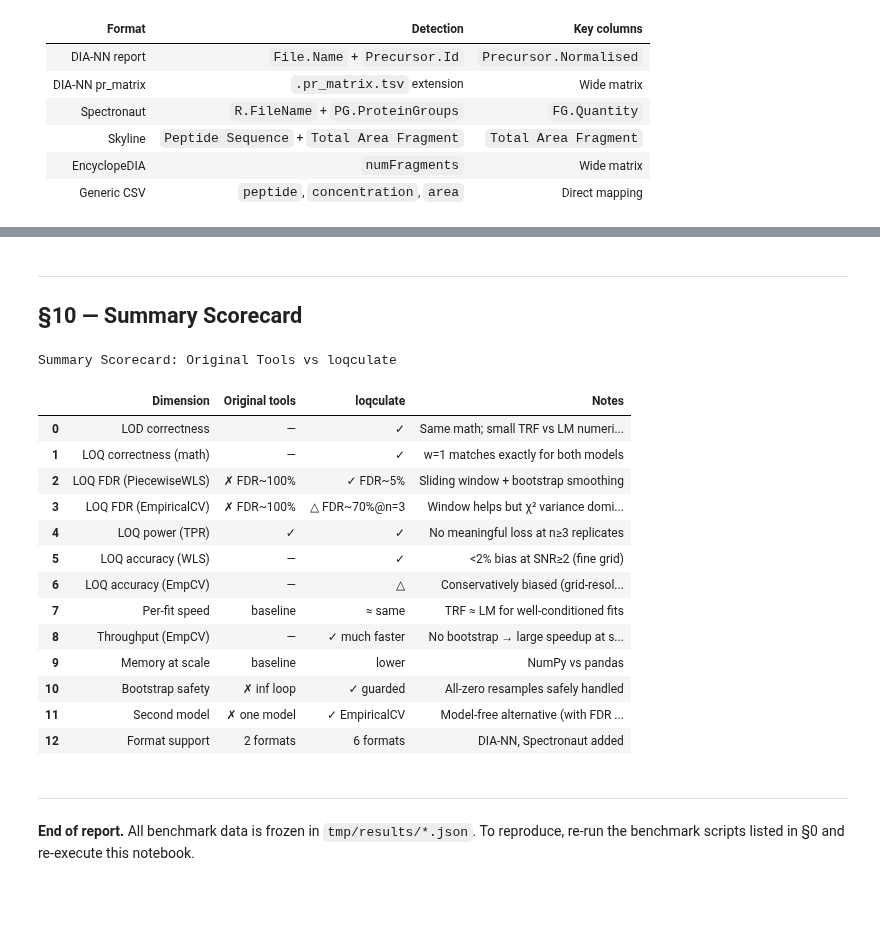
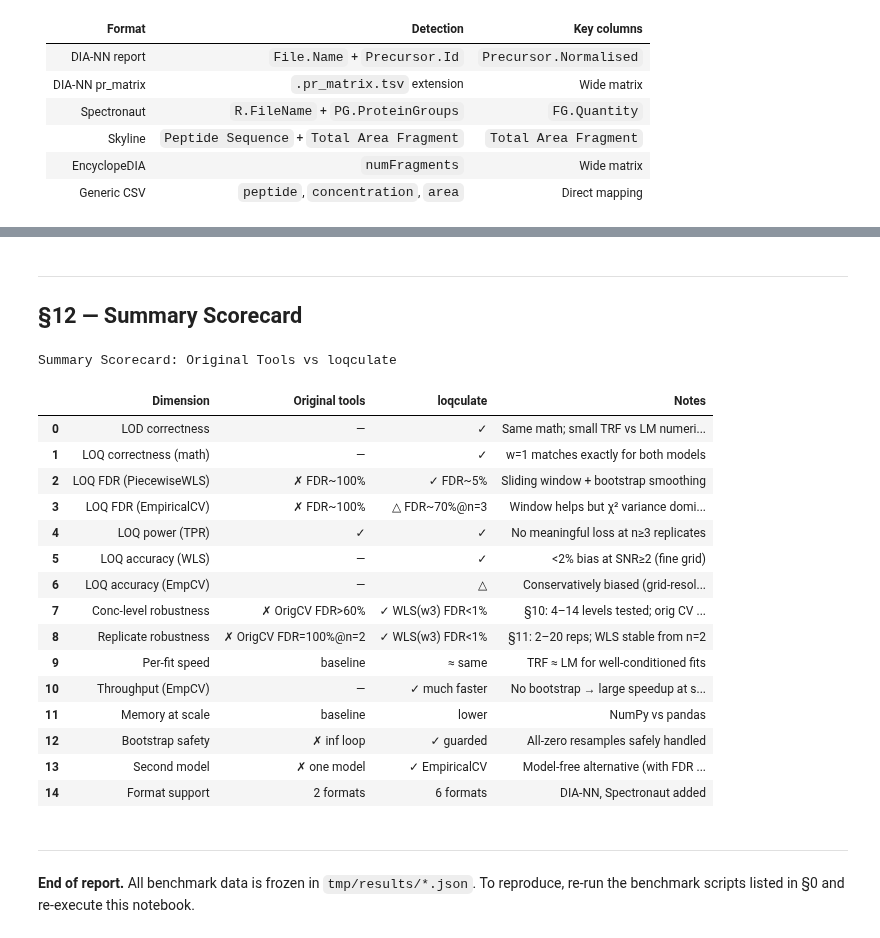
Before and after one commit to eneskemalergin/loqculate, a Jupyter notebook: comparison_report.ipynb, the cells around one changed output, grey strips where cells are left out. Cells and saved outputs as stored; diff of their text form; code cells hidden in the pictures; blank space fills up the shorter version.

Commit message:
feature: n_conc & n_reps benchmarks with 4-method comparison

```diff
--- a/comparison_report.ipynb
+++ b/comparison_report.ipynb
@@ -885,8 +1154,8 @@ It is NOT a formal confidence interval — coverage has not been formally valida
 # %% [markdown]
 ---
-## §10 — Summary Scorecard
+## §12 — Summary Scorecard
 # %%
-# §10 — Summary scorecard
+# §12 — Summary scorecard
 scorecard = pd.DataFrame([
     ['LOD correctness',         '—',           '✓',             'Same math; small TRF vs LM numerical diffs'],
     ['LOQ correctness (math)',  '—',           '✓',             'w=1 matches exactly for both models'],
@@ -895,42 +1164,46 @@ scorecard = pd.DataFrame([
     ['LOQ power (TPR)',         '✓',           '✓',             'No meaningful loss at n≥3 replicates'],
     ['LOQ accuracy (WLS)',      '—',           '✓',             '<2% bias at SNR≥2 (fine grid)'],
     ['LOQ accuracy (EmpCV)',    '—',           '△',             'Conservatively biased (grid-resolution)'],
+    ['Conc-level robustness',   '✗ OrigCV FDR>60%', '✓ WLS(w3) FDR<1%', '§10: 4–14 levels tested; orig CV catastrophic'],
+    ['Replicate robustness',    '✗ OrigCV FDR=100%@n=2', '✓ WLS(w3) FDR<1%', '§11: 2–20 reps; WLS stable from n=2'],
     ['Per-fit speed',           'baseline',    '≈ same',        'TRF ≈ LM for well-conditioned fits'],
     ['Throughput (EmpCV)',      '—',           '✓ much faster', 'No bootstrap → large speedup at scale'],
     ['Memory at scale',         'baseline',    'lower',         'NumPy vs pandas'],
     ['Bootstrap safety',        '✗ inf loop',  '✓ guarded',    'All-zero resamples safely handled'],
     ['Second model',            '✗ one model', '✓ EmpiricalCV','Model-free alternative (with FDR caveat)'],
     ['Format support',          '2 formats',   '6 formats',    'DIA-NN, Spectronaut added'],
 ], columns=['Dimension', 'Original tools', 'loqculate', 'Notes'])
 
 def color_status(val):
     if val.startswith('✓'): return 'color: green'
     if val.startswith('✗'): return 'color: red'
     if val.startswith('△'): return 'color: orange'
     return ''
 
 scorecard.style.map(color_status, subset=['Original tools', 'loqculate']).set_caption(
     'Summary Scorecard: Original Tools vs loqculate'
 ).set_table_styles(
     [{'selector': 'th', 'props': [('text-align', 'left')]},
      {'selector': 'td', 'props': [('text-align', 'left')]}]
 )
 # %% [output]
 Summary Scorecard: Original Tools vs loqculate
 |  | Dimension | Original tools | loqculate | Notes |
 | 0 | LOD correctness | — | ✓ | Same math; small TRF vs LM numeri... |
 | 1 | LOQ correctness (math) | — | ✓ | w=1 matches exactly for both models |
 | 2 | LOQ FDR (PiecewiseWLS) | ✗ FDR~100% | ✓ FDR~5% | Sliding window + bootstrap smoothing |
 | 3 | LOQ FDR (EmpiricalCV) | ✗ FDR~100% | △ FDR~70%@n=3 | Window helps but χ² variance domi... |
 | 4 | LOQ power (TPR) | ✓ | ✓ | No meaningful loss at n≥3 replicates |
 | 5 | LOQ accuracy (WLS) | — | ✓ | <2% bias at SNR≥2 (fine grid) |
 | 6 | LOQ accuracy (EmpCV) | — | △ | Conservatively biased (grid-resol... |
-| 7 | Per-fit speed | baseline | ≈ same | TRF ≈ LM for well-conditioned fits |
-| 8 | Throughput (EmpCV) | — | ✓ much faster | No bootstrap → large speedup at s... |
-| 9 | Memory at scale | baseline | lower | NumPy vs pandas |
-| 10 | Bootstrap safety | ✗ inf loop | ✓ guarded | All-zero resamples safely handled |
-| 11 | Second model | ✗ one model | ✓ EmpiricalCV | Model-free alternative (with FDR ... |
-| 12 | Format support | 2 formats | 6 formats | DIA-NN, Spectronaut added |
+| 7 | Conc-level robustness | ✗ OrigCV FDR>60% | ✓ WLS(w3) FDR<1% | §10: 4–14 levels tested; orig CV ... |
+| 8 | Replicate robustness | ✗ OrigCV FDR=100%@n=2 | ✓ WLS(w3) FDR<1% | §11: 2–20 reps; WLS stable from n=2 |
+| 9 | Per-fit speed | baseline | ≈ same | TRF ≈ LM for well-conditioned fits |
+| 10 | Throughput (EmpCV) | — | ✓ much faster | No bootstrap → large speedup at s... |
+| 11 | Memory at scale | baseline | lower | NumPy vs pandas |
+| 12 | Bootstrap safety | ✗ inf loop | ✓ guarded | All-zero resamples safely handled |
+| 13 | Second model | ✗ one model | ✓ EmpiricalCV | Model-free alternative (with FDR ... |
+| 14 | Format support | 2 formats | 6 formats | DIA-NN, Spectronaut added |
 # %% [markdown]
 ---
 
```
Also changed, not shown: parts of 9 cells of this notebook, 2 other files.
